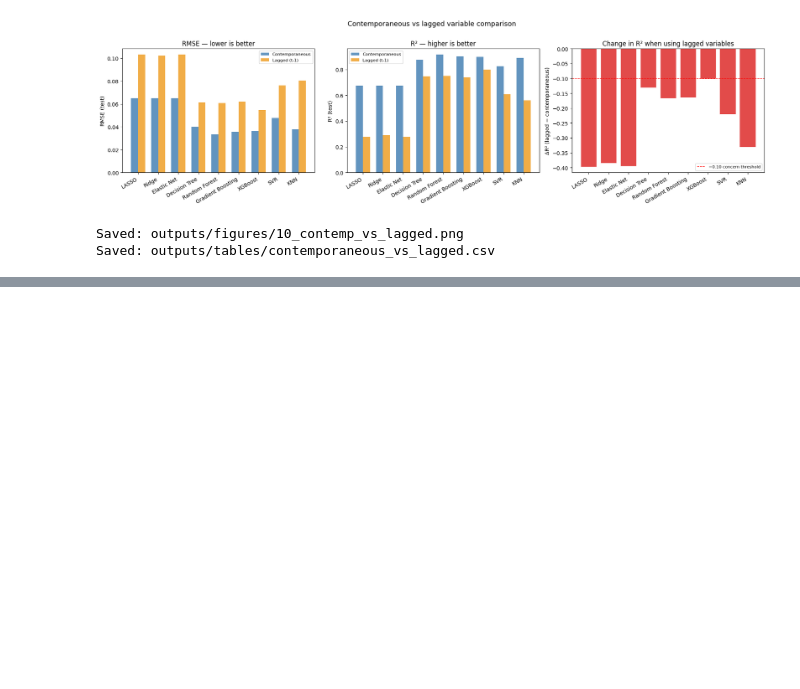
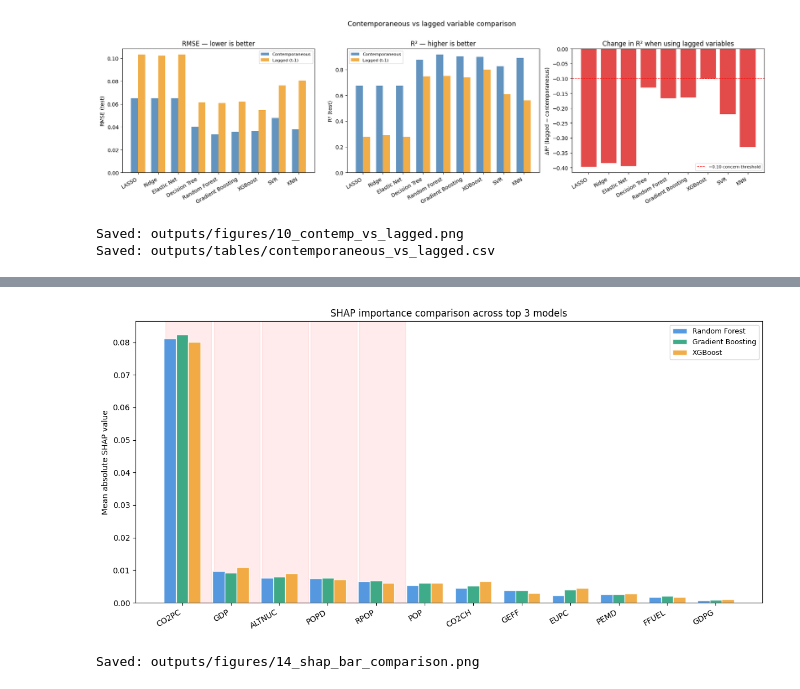
Before and after one commit to Mbibachris/energy_poverty_ssa, a Jupyter notebook: notebooks/04_results/Modelling.ipynb, the cells around one changed output, grey strips where cells are left out. Saved outputs shown, nothing was run; the diff lists cells and outputs as text; code cells hidden in the pictures; blank space fills up the shorter version.

```diff
--- a/notebooks/04_results/Modelling.ipynb
+++ b/notebooks/04_results/Modelling.ipynb
@@ -1970,0 +2326,40 @@ Saved: outputs/tables/contemporaneous_vs_lagged.csv
+# %%
+# ── SHAP BAR CHART — MEAN ABSOLUTE VALUES ────────────────────────────────────
+# Grouped bar chart comparing SHAP importance across all 3 models
+# Allows visual confirmation that the same variables matter
+# consistently regardless of which model is used
+
+plot_shap = shap_importance.drop(columns='Full name').drop(
+    columns='Average'
+).head(12)
+
+x     = np.arange(len(plot_shap))
+width = 0.25
+colors_shap = ['#378ADD', '#1D9E75', '#EF9F27']
+
+fig, ax = plt.subplots(figsize=(12, 6))
+for i, (col, color) in enumerate(zip(plot_shap.columns, colors_shap)):
+    ax.bar(x + i * width, plot_shap[col],
+           width, label=col,
+           color=color, alpha=0.85, edgecolor='white')
+
+ax.set_xticks(x + width)
+ax.set_xticklabels(plot_shap.index, rotation=30, ha='right')
+ax.set_ylabel('Mean absolute SHAP value')
+ax.set_title('SHAP importance comparison across top 3 models')
+ax.legend(fontsize=9)
+
+# Highlight top 5
+for i, var in enumerate(plot_shap.index):
+    if var in top5_vars:
+        ax.axvspan(i - 0.1, i + 3 * width + 0.1,
+                   alpha=0.08, color='red', zorder=0)
+
+plt.tight_layout()
+plt.savefig('outputs/figures/14_shap_bar_comparison.png',
+            dpi=150, bbox_inches='tight')
+plt.show()
+print("Saved: outputs/figures/14_shap_bar_comparison.png")
+# %% [output]
+[figure, added]
+Saved: outputs/figures/14_shap_bar_comparison.png
```
Also changed, not shown: parts of 17 cells of this notebook, 19 other files.
